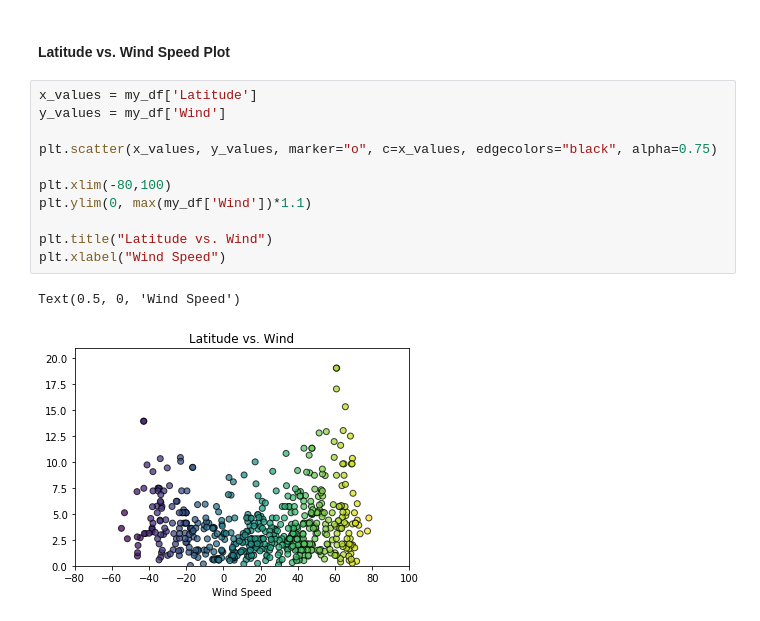
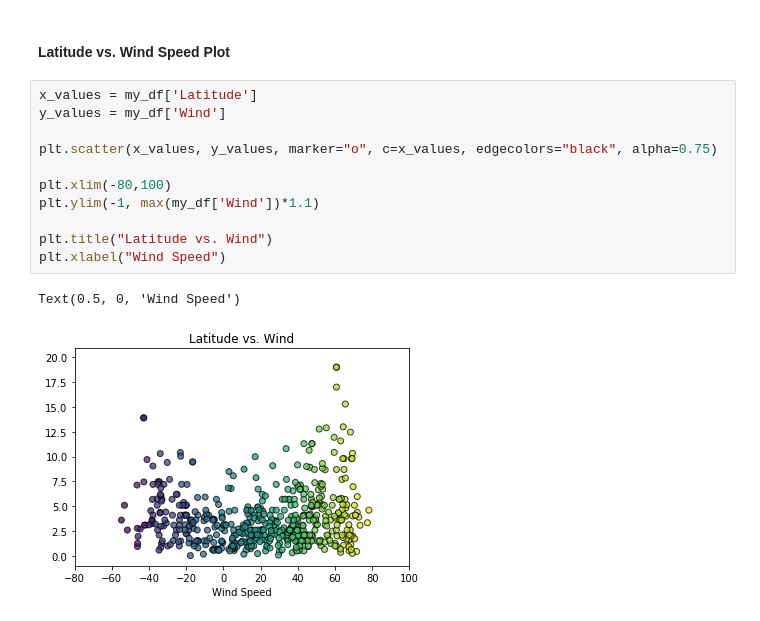
Before and after one commit to DutchDS/Python_API_Challenge, a Jupyter notebook: WeatherPy/WeatherPy.ipynb, the cells around one changed output. Cells and saved outputs as stored; diff of their text form.

```diff
--- a/WeatherPy/WeatherPy.ipynb
+++ b/WeatherPy/WeatherPy.ipynb
@@ -188,14 +188,14 @@ Text(0, 0.5, 'Cloudiness')
 # %%
 x_values = my_df['Latitude']
 y_values = my_df['Wind']
 
 plt.scatter(x_values, y_values, marker="o", c=x_values, edgecolors="black", alpha=0.75)
 
 plt.xlim(-80,100)
-plt.ylim(0, max(my_df['Wind'])*1.1)
+plt.ylim(-1, max(my_df['Wind'])*1.1)
 
 plt.title("Latitude vs. Wind")
 plt.xlabel("Wind Speed")
 # %% [output]
 Text(0.5, 0, 'Wind Speed')
-[figure, old version]
+[figure, new version]
```
Also changed, not shown: parts of 3 cells of this notebook.
